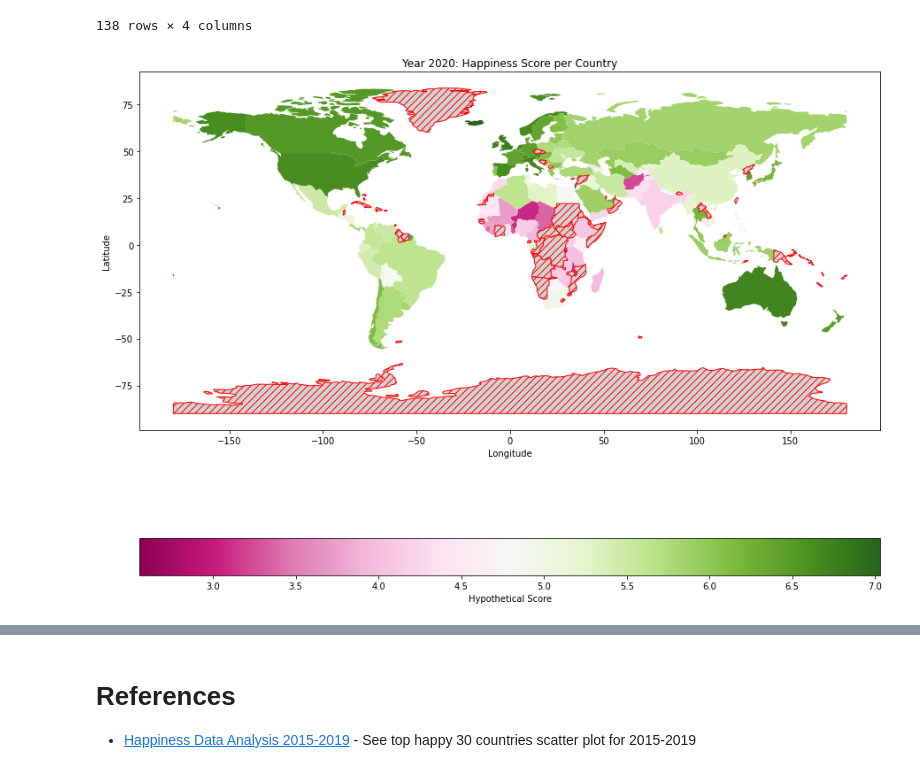
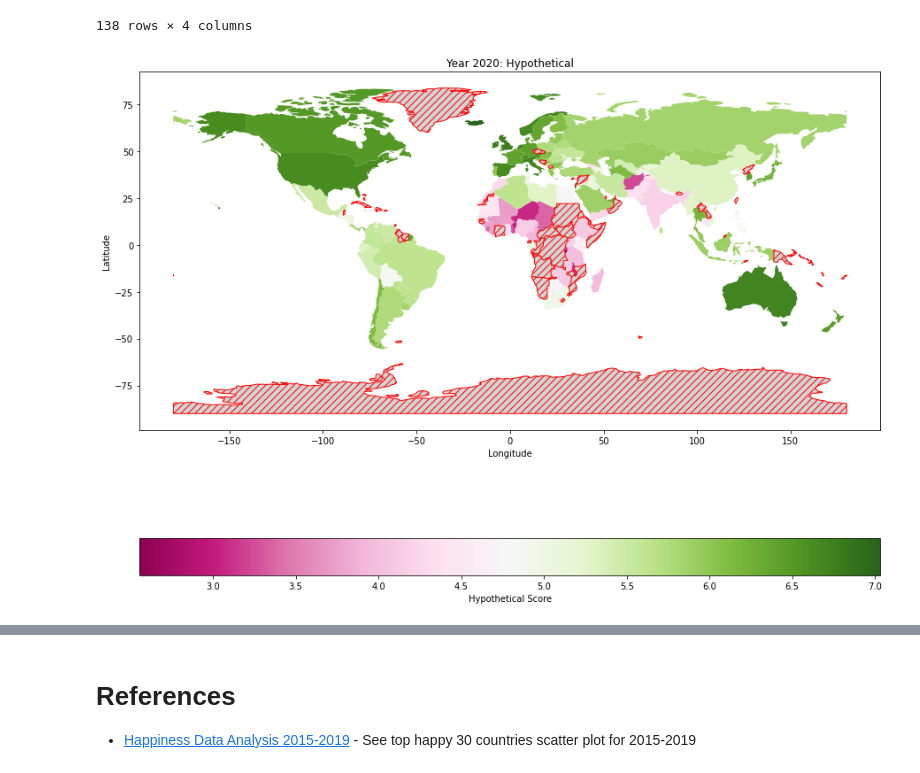
Before and after one commit to tterrytran95/happinesspro, a Jupyter notebook: Regression with WHR .ipynb, the cells around one changed output, grey strips where cells are left out. Drawn from its saved outputs; the diff is of its cells as text; code cells hidden in the pictures.

Commit message:
full predictions with visualizations

```diff
--- a/Regression with WHR .ipynb
+++ b/Regression with WHR .ipynb
@@ -443,19 +518,19 @@ df2020_res
 world = gp.read_file(gp.datasets.get_path('naturalearth_lowres')) # read in world df
 
 # rename some df2020 names to match world df
-for index in df2020.index:
-    if df2020.loc[index,'Country or region']=='United States':
-        df2020.loc[index,'Country or region'] = 'United States of America'
+for index in df2020_res.index:
+    if df2020_res.loc[index,'name']=='United States':
+        df2020_res.loc[index,'name'] = 'United States of America'
 merge2020 = pd.merge(world, df2020_res, on='name', how='left')
 # %%
 fig, ax = plt.subplots(1, 1)
 fig.set_size_inches(15, 15)
 merge2020.plot(column='Hypothetical Score',legend=True, ax=ax,cmap='PiYG', legend_kwds={'label': "Hypothetical Score", 'orientation': "horizontal"},
 missing_kwds={ "color": "lightgrey", "edgecolor": "red", "hatch": "///", "label": "Missing values", },)
 
-plt.title('Year 2020: Happiness Score per Country', loc='center') # center title?
+plt.title('Year 2020: Hypothetical', loc='center') # center title?
 plt.xlabel('Longitude')
 plt.ylabel('Latitude')
 plt.show()
 # %% [output]
-[figure, old version]
+[figure, new version]
```
Also changed, not shown: parts of 25 cells of this notebook.
